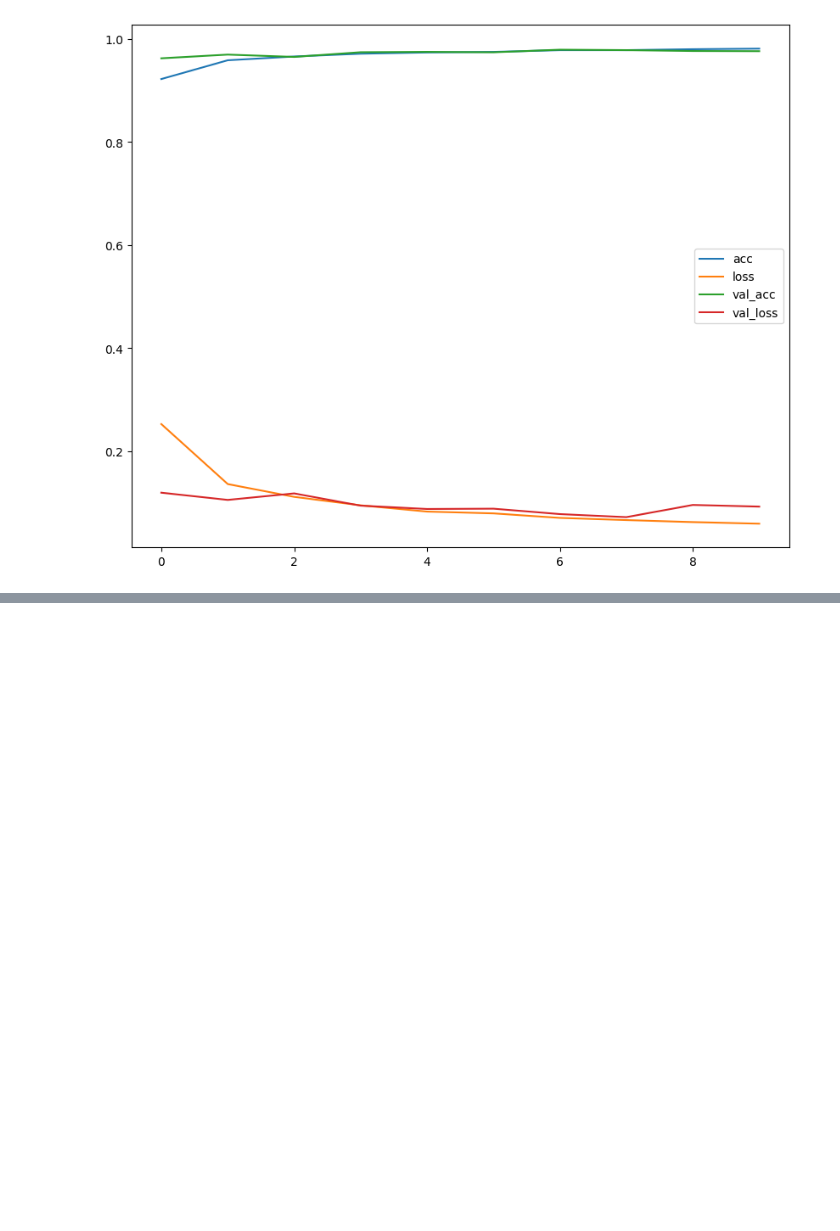
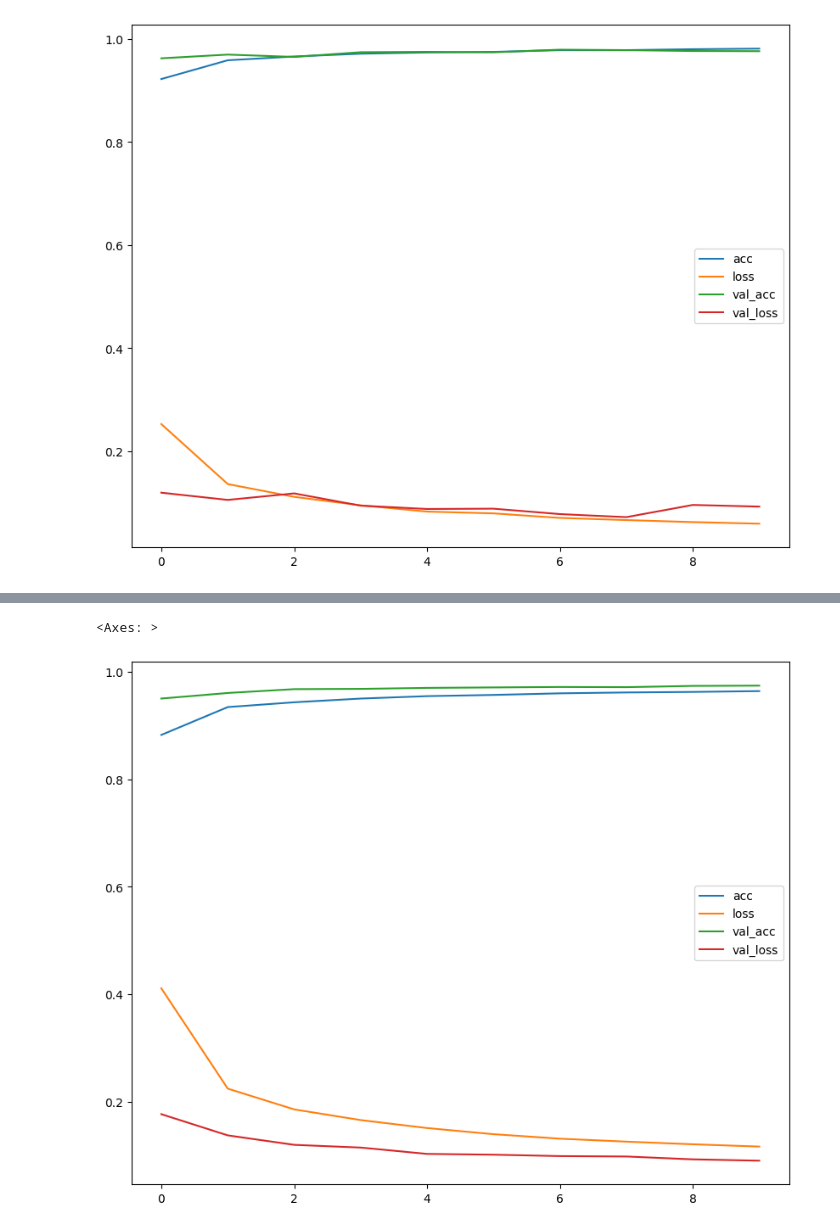
Before and after one commit to toedue/Python-for-Data-Science-and-Machine-Learning, a Jupyter notebook: Python_for_Data_Science_and_Machine_Learning.ipynb, the cells around one changed output, grey strips where cells are left out. Cells and saved outputs as stored; diff of their text form; code cells hidden in the pictures; blank space fills up the shorter version.

```diff
--- a/Python_for_Data_Science_and_Machine_Learning.ipynb
+++ b/Python_for_Data_Science_and_Machine_Learning.ipynb
@@ -852,0 +904,6 @@ df.plot(figsize=(10,8))
+# %%
+model.compile('adam',
+              loss='categorical_crossentropy',
+              metrics=['acc'])
+
+model.fit(x=x_train, y=y_train, batch_size=32, epochs=10, validation_split=0.1)
@@ -852,0 +932,6 @@ df.plot(figsize=(10,8))
+# %%
+df = pd.DataFrame(model.history.history)
+df.plot(figsize=(10,8))
+# %% [output]
+<Axes: >
+[figure, added]
```
Also changed, not shown: parts of 7 cells of this notebook.
